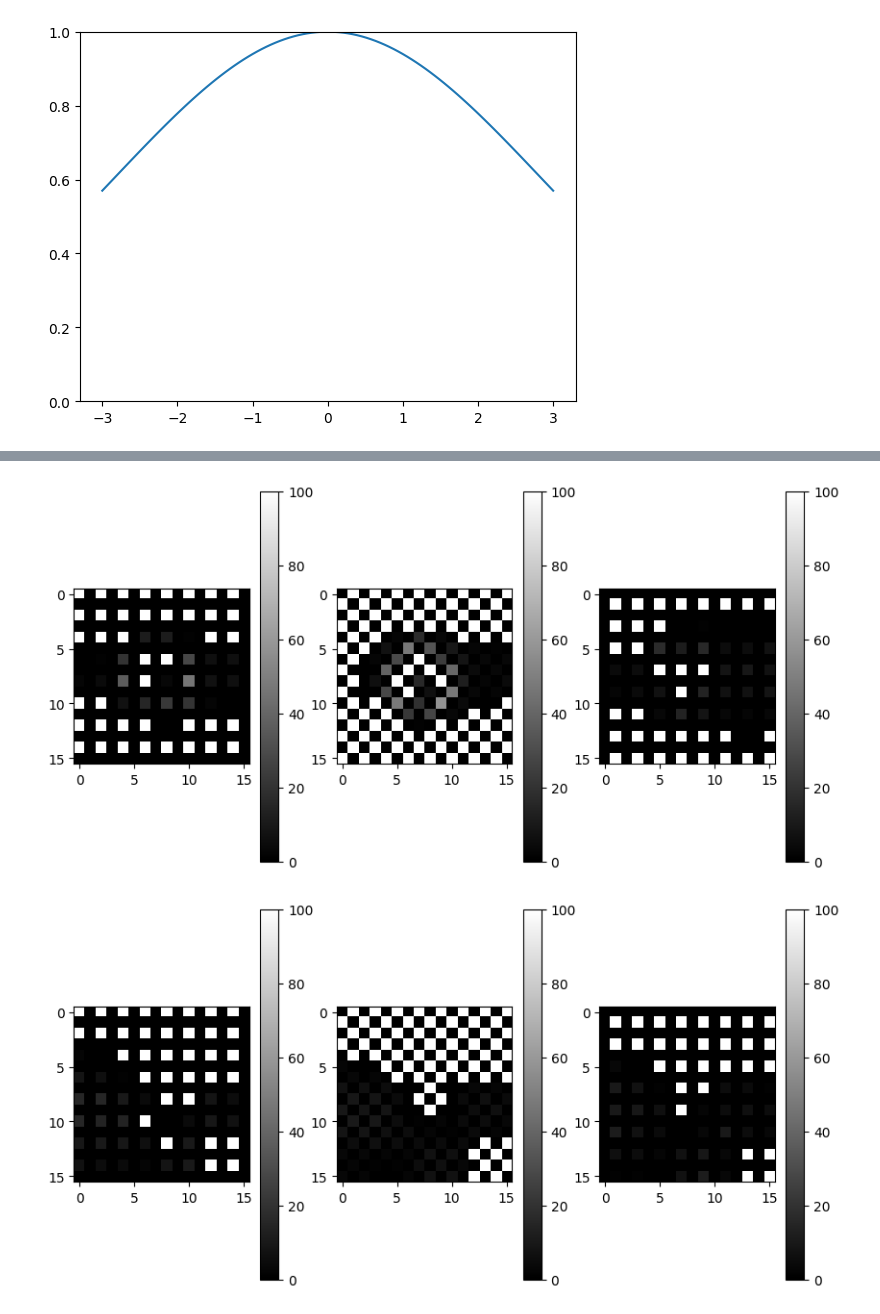
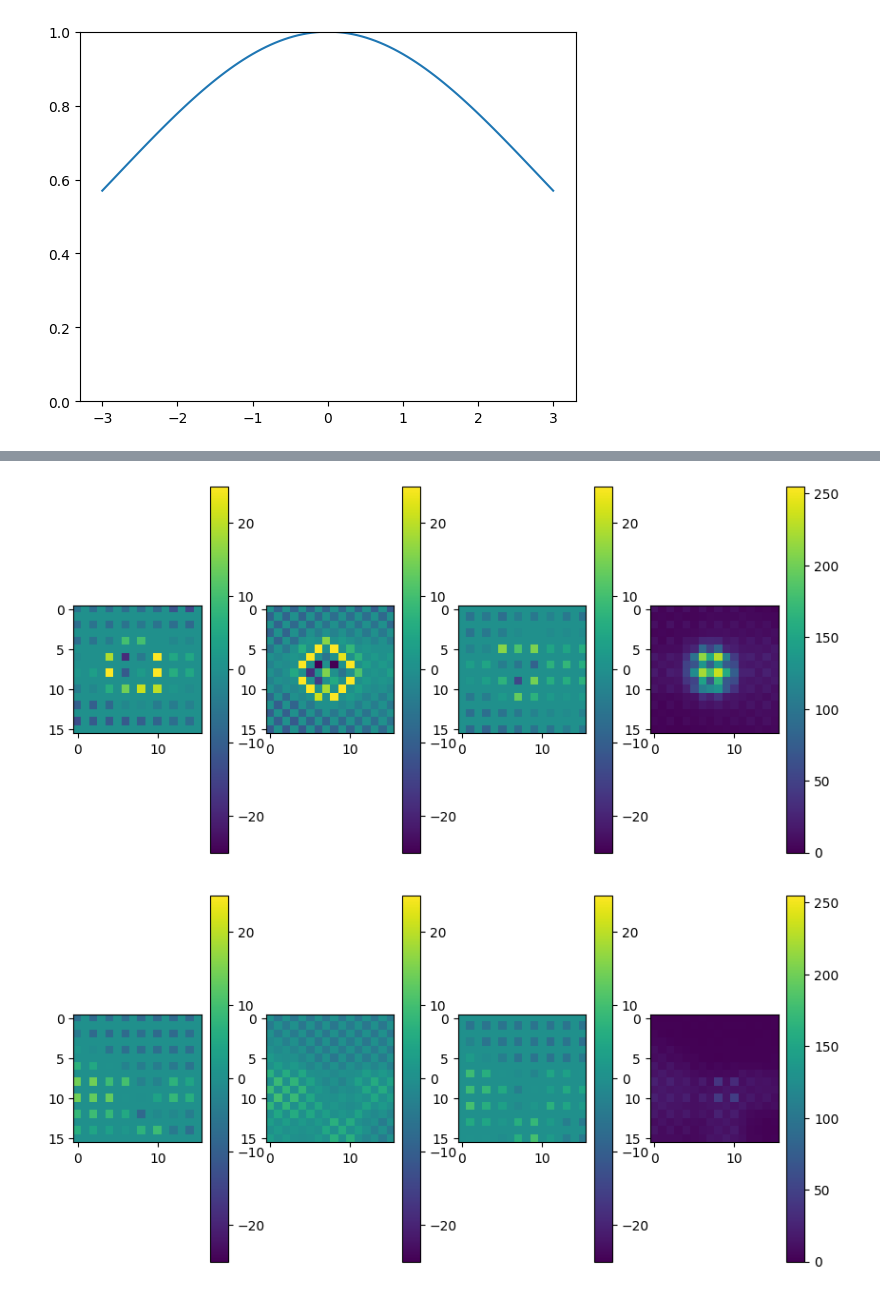
Before and after one commit to acb21kb/bumblebee-tags, a Jupyter notebook: open_files.ipynb, the cells around one changed output, grey strips where cells are left out. Cells and saved outputs as stored; diff of their text form; code cells hidden in the pictures.

Commit message:
Currently comparing prediction error by colour channel

```diff
--- a/open_files.ipynb
+++ b/open_files.ipynb
@@ -89,7 +89,7 @@ def getSnipPlot(tag):
     # plt.gca().add_patch(rect)
     # plt.show()
 
-    return photo[tagY:tagY2,tagX:tagX2]
+    return photo[tagY:tagY2,tagX:tagX2].astype(np.float32)
 # %%
 def getPhoto(tag: tagClass):
     filename = "leon_bee_photos_3rdMarch2023/cam5/"+tag.getFn()
@@ -344,7 +344,7 @@ def simulate_image(tagCoord, t, b, psfWidth, imgShape):
             colour = pixX % 2 + pixY % 2
             # call simulate_pixel with the coords of the pixel and the appropriate element from the rgb vectors...etc
             pixel_value_guesses.append(simulate_pixel([pixX, pixY], tagCoord, t[colour], b[colour], psfWidth))
-    return pixel_value_guesses
+    return np.array(pixel_value_guesses).astype(np.float32)
 
 
 def cost_function(params, psfWidth, trueImg):
@@ -444,7 +444,7 @@ def getOnlyColour(c, guess, values):
                 singleColourReal[x, y] = 0
     return singleColour, singleColourReal
 # %%
-for i in range(10):#allTags.shape[0]):
+for i in range(5):#allTags.shape[0]):
     realImg = getSnipPlot(allTags['Tag'].iloc[i])
     params = np.array([8.0,8,100,50,20,5,4,3])
     res = minimize(temp, params, jac=grad(temp), hess=hessian(temp),
@@ -457,23 +457,30 @@ for i in range(10):#allTags.shape[0]):
     # pred2_8 = np.array(simulate_image(tagCoord, tagBright, bgBright, 2.8, [16,16])).reshape([16,16])
     # errors = [getError(pred2_5, realImg), getError(pred2_6, realImg), getError(pred2_7, realImg), getError(pred2_8, realImg)]
 
+    # run widths again -> more widths and smaller increments
     # sort by colour? -> is one colour more uncertain than others?
+    # make type float
 
-    red = getOnlyColour('R', pred2_5, realImg)
-    green = getOnlyColour('G', pred2_5, realImg)
-    blue = getOnlyColour('B', pred2_5, realImg)
+    redGuess, red = getOnlyColour('R', pred2_5, realImg)
+    greenGuess, green = getOnlyColour('G', pred2_5, realImg)
+    blueGuess, blue = getOnlyColour('B', pred2_5, realImg)
 
+    # print(red)
     plt.figure(figsize=[10,5])
-    plt.subplot(1,3,1)
-    error = np.array(red[1] - red[0])
-    plt.imshow(error, clim=[0,100], cmap='gray')
+    plt.subplot(1,4,1)
+    error = np.array(red -redGuess)
+    plt.imshow(error, clim=[-25,25])
     plt.colorbar()
-    plt.subplot(1,3,2)
-    error = np.array(green[1] - green[0])
-    plt.imshow(error, clim=[0,100], cmap='gray')
+    plt.subplot(1,4,2)
+    error = np.array(green - greenGuess)
+    plt.imshow(error, clim=[-25,25])
     plt.colorbar()
-    plt.subplot(1,3,3)
-    error = np.array(blue[1] - blue[0])
-    plt.imshow(error, clim=[0,100], cmap='gray')
+    plt.subplot(1,4,3)
+    error = np.array(blue - blueGuess)
+    plt.imshow(error, clim=[-25,25])
     plt.colorbar()
+    plt.subplot(1,4,4)
+    error = np.array(realImg)
+    plt.imshow(error, clim=[0,255])
+    plt.colorbar()
 # %% [output]
@@ -481,2 +488,2 @@ for i in range(10):#allTags.shape[0]):
-[figure, old version]
+[figure, new version]
-[figure, old version]
+[figure, new version]
```
Also changed, not shown: parts of 7 cells of this notebook.
